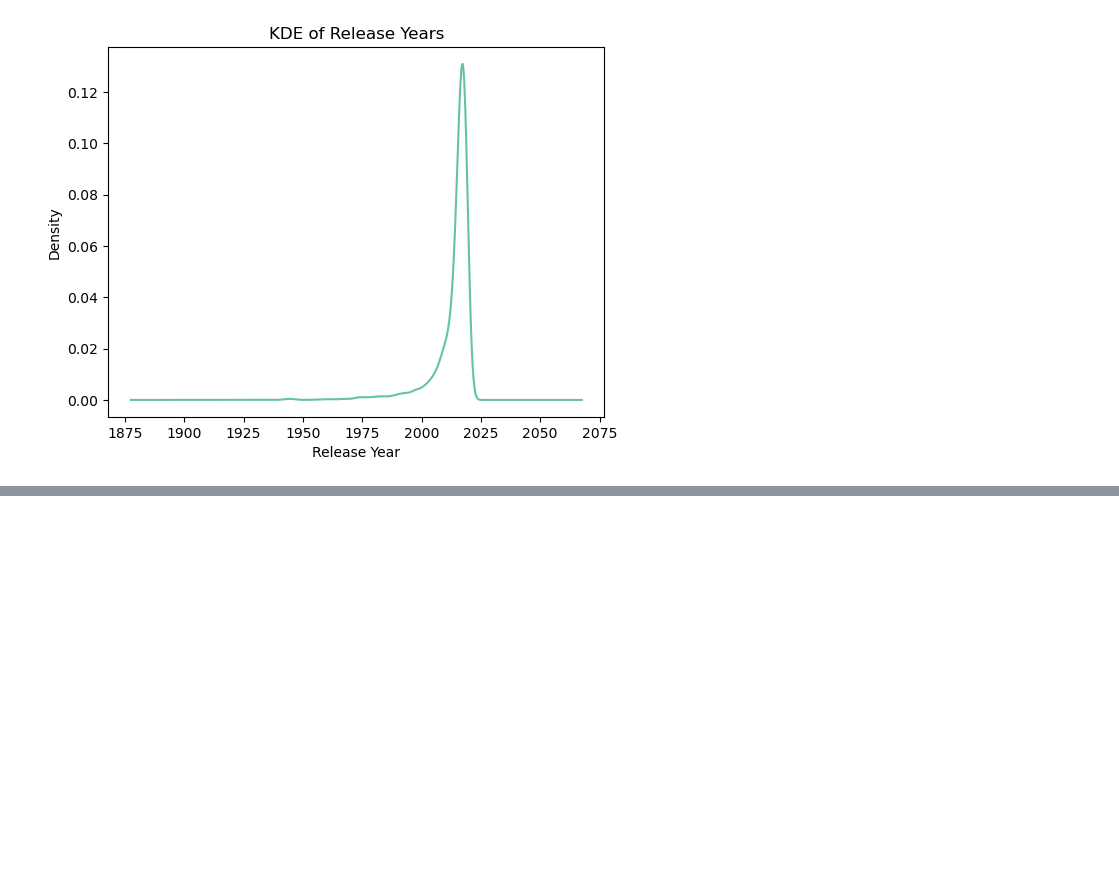
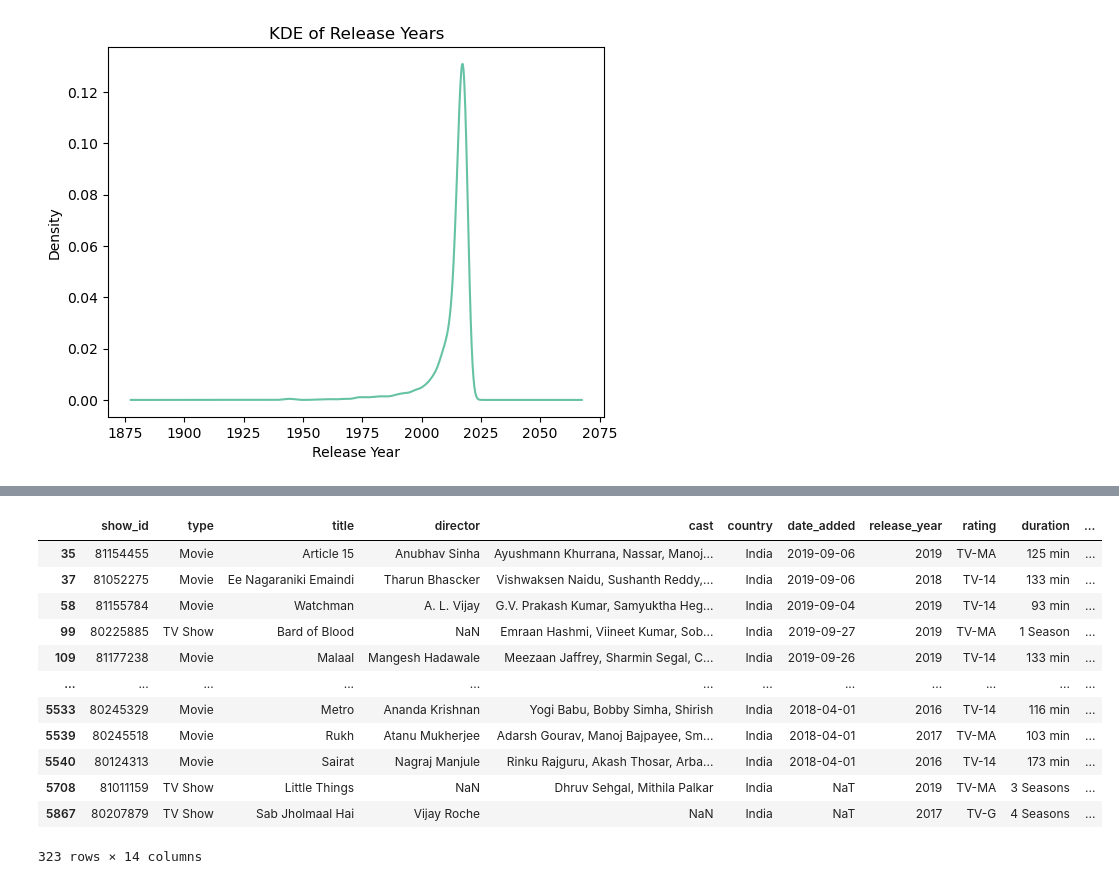
Before and after one commit to Ambily313/Netflix-Data-Exploration-Visualization, a Jupyter notebook: netflix.ipynb, the cells around one changed output, grey strips where cells are left out. Saved outputs shown, nothing was run; the diff lists cells and outputs as text; code cells hidden in the pictures; blank space fills up the shorter version.

```diff
--- a/netflix.ipynb
+++ b/netflix.ipynb
@@ -622,0 +642,17 @@ SyntaxError: invalid character '📑' (U+1F4D1) (3749214545.py, line 1)
+# %%
+# Titles from India released after 2015.
+df[(df['country']=='India') &   (df['release_year'] > 2015)]
+# %% [output]
+|  | show_id | type | title | director | cast | country | date_added | release_year | rating | duration | ... |
+| 35 | 81154455 | Movie | Article 15 | Anubhav Sinha | Ayushmann Khurrana, Nassar, Manoj... | India | 2019-09-06 | 2019 | TV-MA | 125 min | ... |
+| 37 | 81052275 | Movie | Ee Nagaraniki Emaindi | Tharun Bhascker | Vishwaksen Naidu, Sushanth Reddy,... | India | 2019-09-06 | 2018 | TV-14 | 133 min | ... |
+| 58 | 81155784 | Movie | Watchman | A. L. Vijay | G.V. Prakash Kumar, Samyuktha Heg... | India | 2019-09-04 | 2019 | TV-14 | 93 min | ... |
+| 99 | 80225885 | TV Show | Bard of Blood | NaN | Emraan Hashmi, Viineet Kumar, Sob... | India | 2019-09-27 | 2019 | TV-MA | 1 Season | ... |
+| 109 | 81177238 | Movie | Malaal | Mangesh Hadawale | Meezaan Jaffrey, Sharmin Segal, C... | India | 2019-09-26 | 2019 | TV-14 | 133 min | ... |
+| ... | ... | ... | ... | ... | ... | ... | ... | ... | ... | ... | ... |
+| 5533 | 80245329 | Movie | Metro | Ananda Krishnan | Yogi Babu, Bobby Simha, Shirish | India | 2018-04-01 | 2016 | TV-14 | 116 min | ... |
+| 5539 | 80245518 | Movie | Rukh | Atanu Mukherjee | Adarsh Gourav, Manoj Bajpayee, Sm... | India | 2018-04-01 | 2017 | TV-MA | 103 min | ... |
+| 5540 | 80124313 | Movie | Sairat | Nagraj Manjule | Rinku Rajguru, Akash Thosar, Arba... | India | 2018-04-01 | 2016 | TV-14 | 173 min | ... |
+| 5708 | 81011159 | TV Show | Little Things | NaN | Dhruv Sehgal, Mithila Palkar | India | NaT | 2019 | TV-MA | 3 Seasons | ... |
+| 5867 | 80207879 | TV Show | Sab Jholmaal Hai | Vijay Roche | NaN | India | NaT | 2017 | TV-G | 4 Seasons | ... |
+323 rows × 14 columns
```
Also changed, not shown: parts of 23 cells of this notebook.
